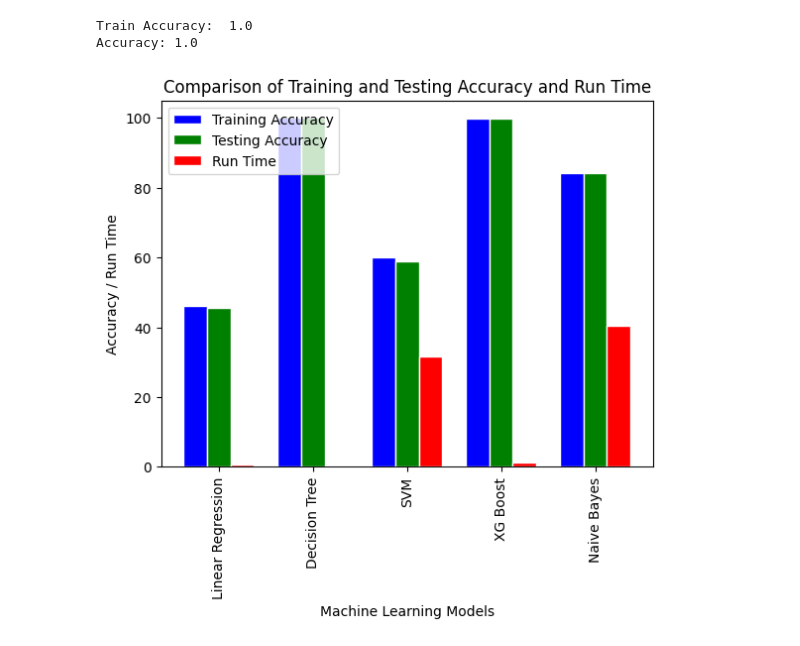
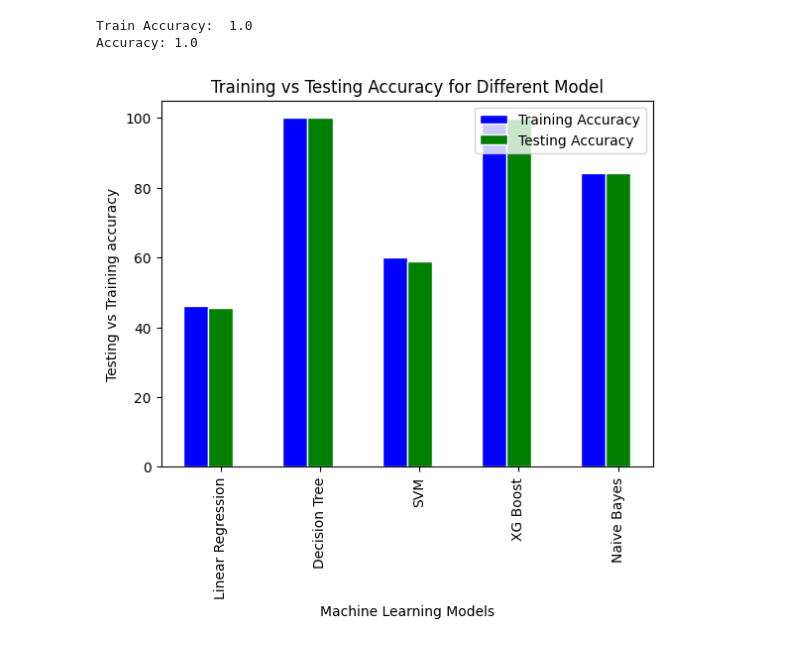
Before and after one commit to jashwanth08/SpringCapstone2023, a Jupyter notebook: Code/covid data analysis.ipynb, the cells around one changed output. Cells and saved outputs as stored; diff of their text form; code cells hidden in the pictures.

Commit message:
Updated the code to include testing vs training accuracy and no of leaf nodes in Decision tree

```diff
--- a/Code/covid data analysis.ipynb
+++ b/Code/covid data analysis.ipynb
@@ -563,34 +567,33 @@ Accuracy: 1.0
 # %%
 models = ['Linear Regression', 'Decision Tree', 'SVM', 'XG Boost', 'Naive Bayes']
 run_time = [0.8, 0.1, 31.7, 1.2, 40.5]
 training_accuracy = [46.03, 100, 60.06, 99.94, 84.25]
 testing_accuracy = [45.64, 99.99, 59.01, 099.93, 84.2]
 
 
 barWidth = 0.25
 
 # Set the positions of the bars on the x-axis
 r1 = np.arange(len(models))
 r2 = [x + barWidth for x in r1]
 r3 = [x + barWidth for x in r2]
 
 # Create the bar plot
 plt.bar(r1, training_accuracy, color='blue', width=barWidth, edgecolor='white', label='Training Accuracy')
 plt.bar(r2, testing_accuracy, color='green', width=barWidth, edgecolor='white', label='Testing Accuracy')
-plt.bar(r3, run_time, color='red', width=barWidth, edgecolor='white', label='Run Time')
 
 # Add xticks on the middle of the group bars
 plt.xticks([r + barWidth for r in range(len(models))], models, rotation=90)
 
 # Add labels and title
 plt.xlabel('Machine Learning Models')
-plt.ylabel('Accuracy / Run Time')
-plt.title('Comparison of Training and Testing Accuracy and Run Time')
+plt.ylabel('Testing vs Training accuracy')
+plt.title('Training vs Testing Accuracy for Different Model')
 
 # Add legend
 plt.legend()
 
 # Show the plot
 plt.show()
 # %% [output]
-[figure, old version]
+[figure, new version]
```
Also changed, not shown: parts of 11 cells of this notebook.
